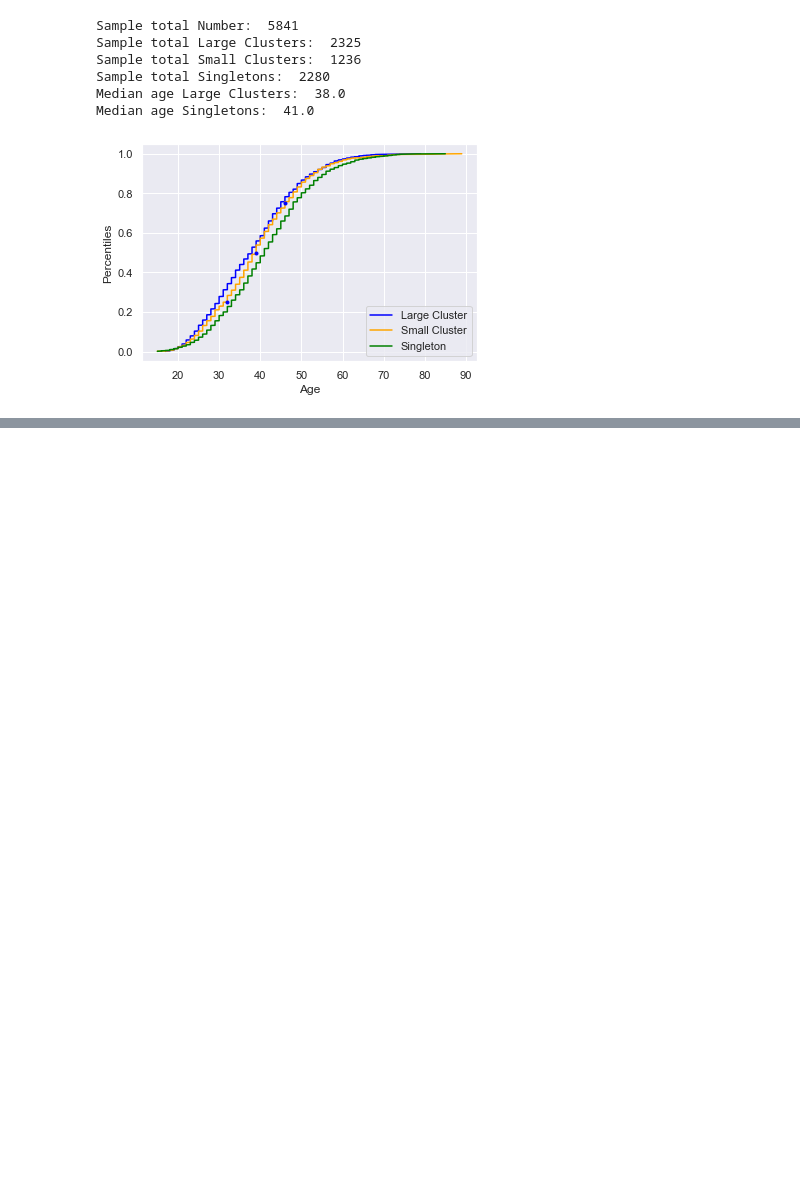
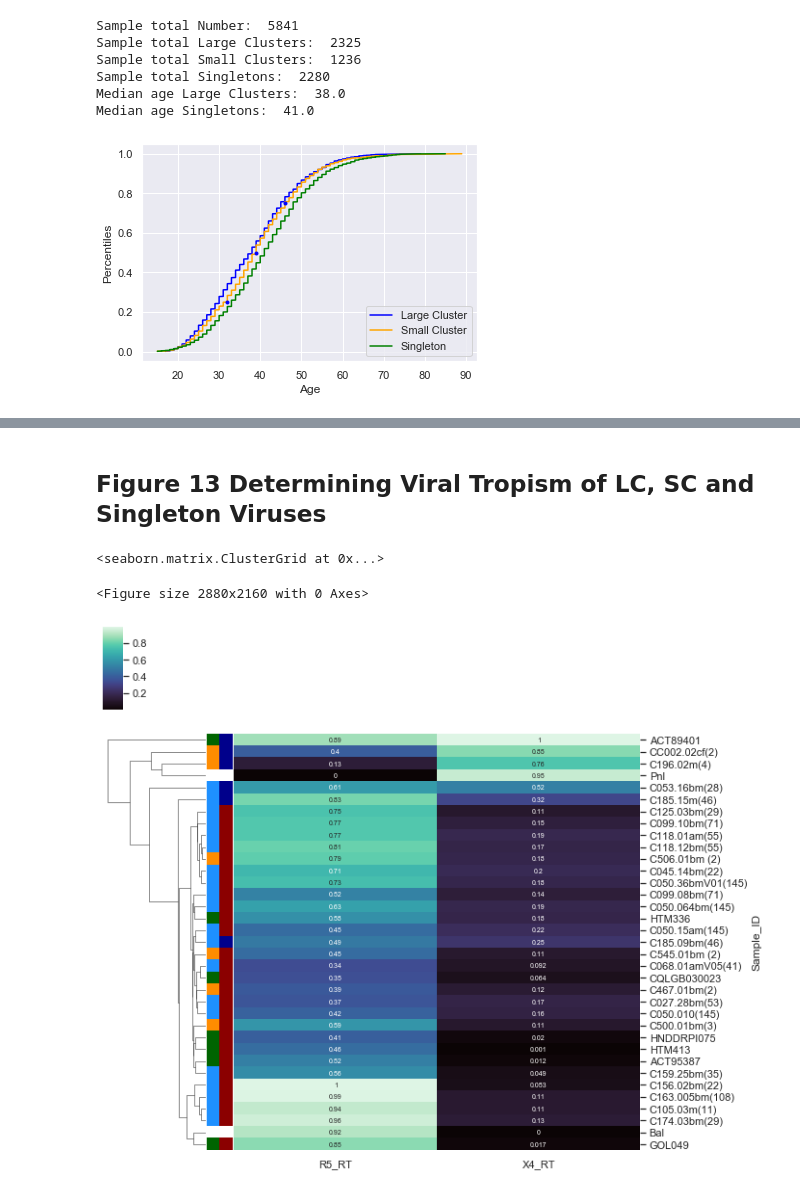
Before and after one commit to ecuadrafoy/ThesisMsc, a Jupyter notebook: MastersThesis-checkpoint.ipynb, the cells around one changed output, grey strips where cells are left out. Drawn from its saved outputs; the diff is of its cells as text; code cells hidden in the pictures; blank space fills up the shorter version.

```diff
--- a/MastersThesis-checkpoint.ipynb
+++ b/MastersThesis-checkpoint.ipynb
@@ -202,0 +221,51 @@ Median age Singletons:  41.0
+# %% [markdown]
+## Figure 13 Determining Viral Tropism of LC, SC and Singleton Viruses
+# %%
+
+tropism = pd.read_excel('rtsimple2.xlsx', index_col=2) #read the data
+tropism[["R5_RT", "X4_RT"]] = tropism[["R5_RT", "X4_RT"]].astype(str).astype(int) #convert R4 and X4 values to string and then to integers (previously objects)
+tropism[["Cluster_Type","Cluster_ID"]]=tropism[["Cluster_Type","Cluster_ID"]].astype(str)
+tpnumbers = tropism[["R5_RT", "X4_RT"]] #Not needed
+tags = pd.read_excel('tagstropism.xlsx', index_col=0) #tags for the cluster type
+
+#Slice the table only for R5 and X4 values, it's important to convert the objects to numbers and then obtain their log10 values
+tpnumbers2= tropism[["R5_RT", "X4_RT"]]
+tags2 =  pd.read_excel('tagstropism2.xlsx', index_col=0)
+avg = tropism.groupby('Sample_ID')["R5_RT", "X4_RT"].mean()
+joined2 = np.log10(avg)
+logtags2 = joined2.join(tags2) #add NSI column to tags2 spreadsheet to show that growth
+
+#Creating a color palete with the same number of colors as unique values in the Cluster_Type column
+flatui = ["#006400", "#ffffff", "#1e90ff", "#ff8c00"]
+cluster_pal = sns.color_palette(flatui,len(logtags2.Cluster_Type.unique()))
+#Create a dictionary where the key is the category and the values are the
+#colors from the palette we just created
+cluster_lut = network_lut = dict(zip(logtags2.Cluster_Type.unique(), cluster_pal))
+#get the series of all of the categories
+clusters = logtags2.Cluster_Type
+#map the colors to the series. Now we have a list of colors the same
+#length as our dataframe, where unique values are mapped to the same color
+cluster_colors = pd.Series(clusters).map(cluster_lut)
+
+#colours for NSI Col
+flatui2 = ["#00008b","#8b0000", "#ffffff"]
+MT2_pal = sns.color_palette(flatui2,len(logtags2.MT2.unique()))
+#Create a dictionary where the key is the category and the values are the
+#colors from the palette we just created
+MT2_lut = network_lut = dict(zip(logtags2.MT2.unique(), MT2_pal))
+#get the series of all of the categories
+MT2 = logtags2.MT2
+#map the colors to the series. Now we have a list of colors the same
+#length as our dataframe, where unique values are mapped to the same color
+MT2_colors = pd.Series(MT2).map(MT2_lut)
+
+
+plt.figure(figsize=(40,30))
+sns.clustermap(logtags2[["R5_RT", "X4_RT"]], standard_scale=1, cmap='mako',
+               method='single',robust=True, col_cluster=False,
+               metric='euclidean', row_colors=[cluster_colors,MT2_colors],
+               annot=True, annot_kws={"size": 7})
+# %% [output]
+<seaborn.matrix.ClusterGrid at 0x...>
+<Figure size 2880x2160 with 0 Axes>
+[figure, added]
```
Also changed, not shown: parts of 2 cells of this notebook.
